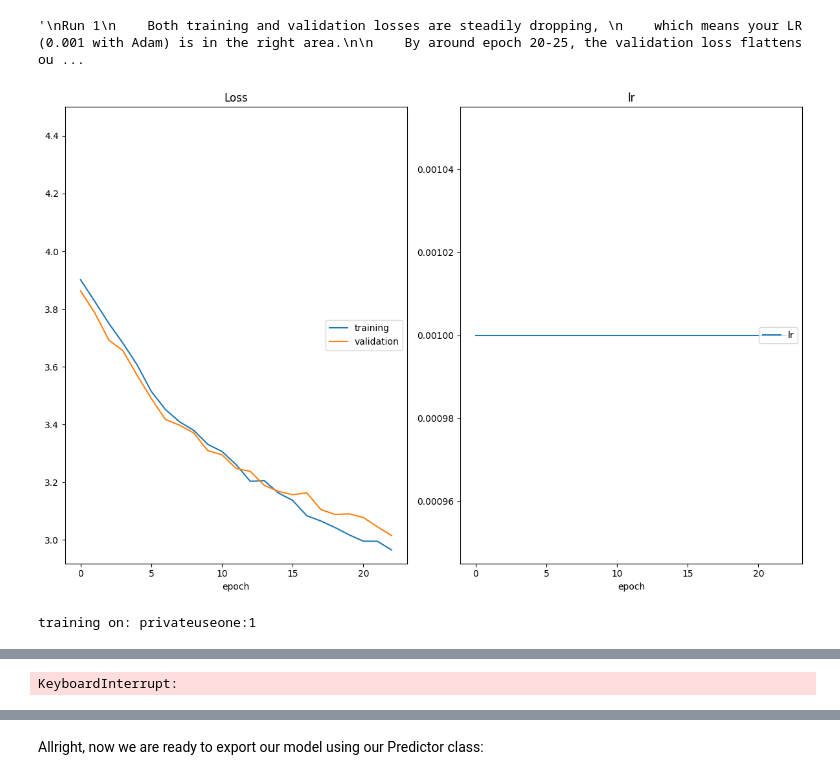
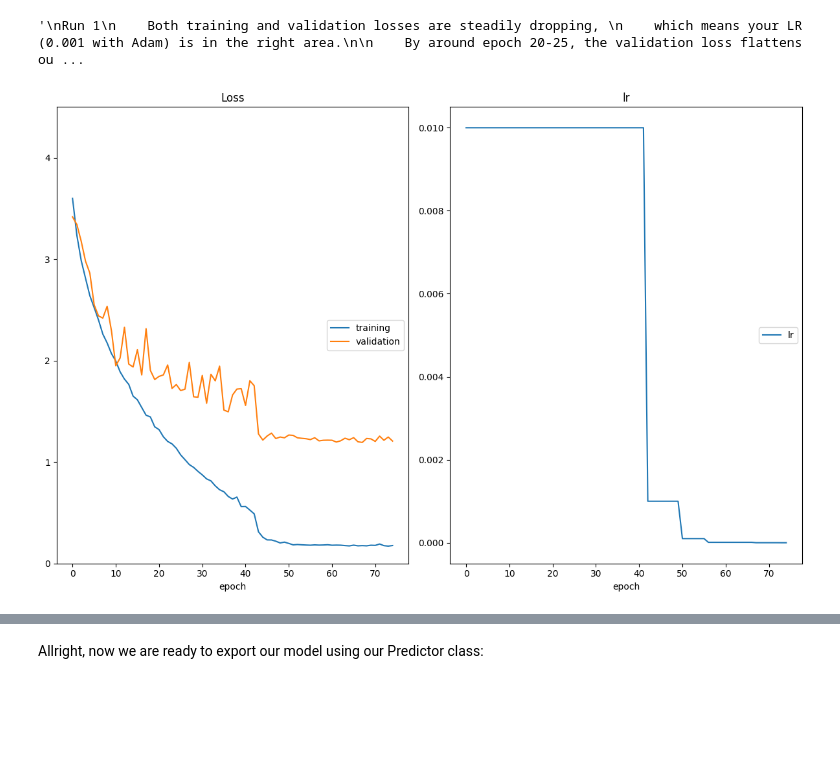
Before and after one commit to emdeh/landmark-classifier, a Jupyter notebook: cnn_from_scratch.ipynb, the cells around one changed output, grey strips where cells are left out. Drawn from its saved outputs; the diff is of its cells as text; code cells hidden in the pictures; blank space fills up the shorter version.

```diff
--- a/cnn_from_scratch.ipynb
+++ b/cnn_from_scratch.ipynb
@@ -266,24 +272,24 @@ Let's start by defining a few hyperparameters. Feel free to experiment with diff
 ### Hyperparameters
 
 # ─── Data knobs ────────────────────────────────────────────────────────────
-batch_size = 64        # size of the minibatch for stochastic gradient descent (or Adam)
-valid_size = 0.2       # fraction of the training data to reserve for validation
+batch_size = 16       # size of the minibatch for stochastic gradient descent (or Adam)
+valid_size = 0.1       # fraction of the training data to reserve for validation
 num_workers    = 0    # safe for notebooks
 pin_memory    = True  # set to True if you have enough RAM, otherwise False
 
 # ─── Model capacity & regularisation knobs ─────────────────────────────────
 num_classes = 50       # number of classes. Do not change this
-dropout = 0.5          # dropout for our model was 0.4
+dropout = 0.3          # dropout for our model was 0.4
 
 # ─── Optimiser knobs ───────────────────────────────────────────────────────
-opt = 'adam'           # optimizer. 'sgd' or 'adam'
-learning_rate = 0.001 # Learning rate for SGD (or Adam) was 0.001
-momentum = 0.9  # momentum for SGD, not used for Adam
-weight_decay = 0.0001    # regularization. Increase this to combat overfitting
+opt = 'sgd'           # optimizer. 'sgd' or 'adam'
+learning_rate = 0.01 # Learning rate for SGD (or Adam) was 0.001
+#momentum = 0.9  # momentum for SGD, not used for Adam
+weight_decay = 0.0001  # regularization. Increase this to combat overfitting
 
 # ─── Training control knobs ────────────────────────────────────────────────
-num_epochs = 60        # number of epochs for training
-scheduler_patience = 20
+num_epochs = 75        # number of epochs for training
+scheduler_patience = 5
 
 # Changes after first run
 """
@@ -302,6 +308,11 @@ Run 2
     scheduler did not kick in again around ~epoch 20,
     changed to StepLR in train.py with patience of 20 epochs.
     upped to 60 epochs as the model was still improving at 40 epochs.
+
+Run 3
+    Spotted issue with ReduceLRonPlateau. Was calling scheduelr twice and
+    inadverftently resetting the epoch counter.
+    Changes patience to 10 to be more responsive to changes in validation loss.
 """
 # %% [output]
 '\nRun 1\n    Both training and validation losses are steadily dropping, \n    which means your LR (0.001 with Adam) is in the right area.\n\n    By around epoch 20-25, the validation loss flattens ou ...
@@ -326,34 +337,32 @@ data_loaders = get_data_loaders(
 
 # ─── C) Instantiate and move model to that device ───────────────────────────
 model = MyModel(num_classes=num_classes, dropout=dropout).to(device)
 print("After .to(device), model on:", next(model.parameters()).device)
 
 # ─── D) Create optimizer now that model lives on GPU/DML ─────────────────────
 optimizer = get_optimizer(
     model=model,
     optimizer=opt,
     learning_rate=learning_rate,
-    weight_decay=weight_decay,
-    momentum=momentum
+    weight_decay=weight_decay
 )
 print("Optimizer param_groups see parameters on:",
       {p.device for group in optimizer.param_groups for p in group["params"]})
 
 # ─── E) Loss function ───────────────────────────────────────────────────────
 loss = get_loss()
 
 # ─── F) Run training/validation loops ───────────────────────────────────────
 optimize(
     data_loaders,
     model,
     optimizer,
     loss,
     n_epochs=num_epochs,
     save_path="checkpoints/best_val_loss.pt",
     device=device,
     interactive_tracking=True,
     scheduler_patience=scheduler_patience,
 )
 # %% [output]
-[figure, old version]
+[figure, new version]
-training on: privateuseone:1
@@ -362,4 +369,3 @@ training on: privateuseone:1
-KeyboardInterrupt:
 # %% [markdown]
 ---
 ## <img src="static_images/icons/noun-advance-2109145.png" alt=">" style="width:50px"/> Step 6: testing against the Test Set
```
Also changed, not shown: parts of 16 cells of this notebook, 3 other files.
